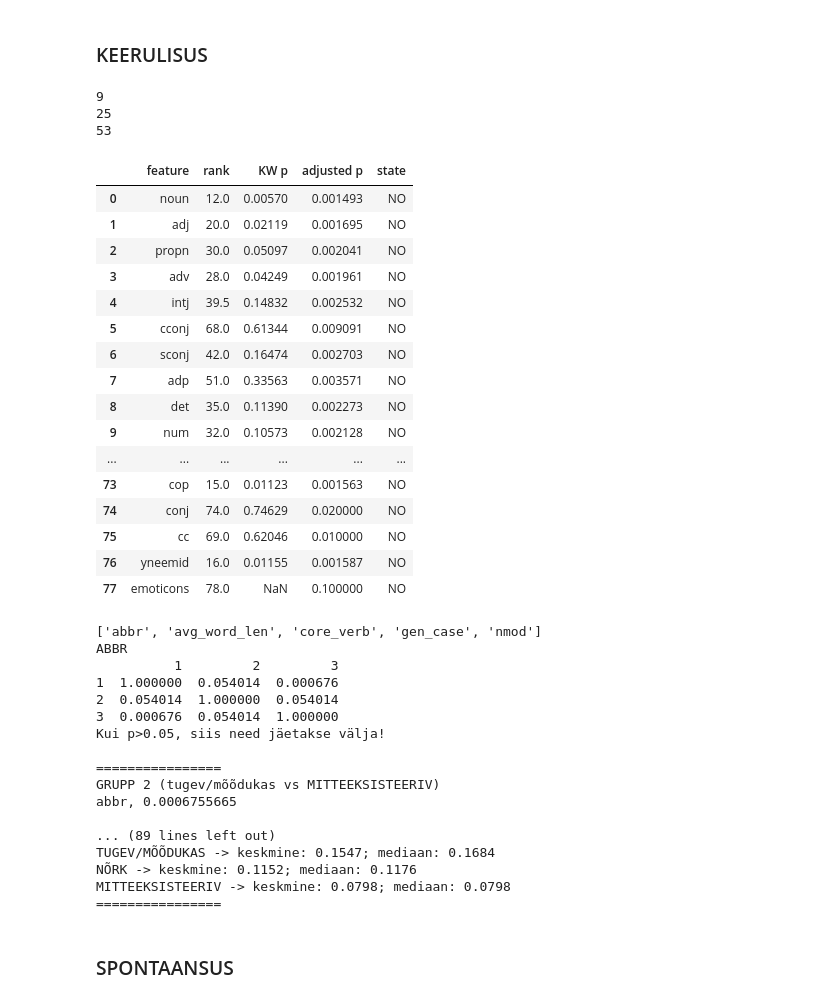
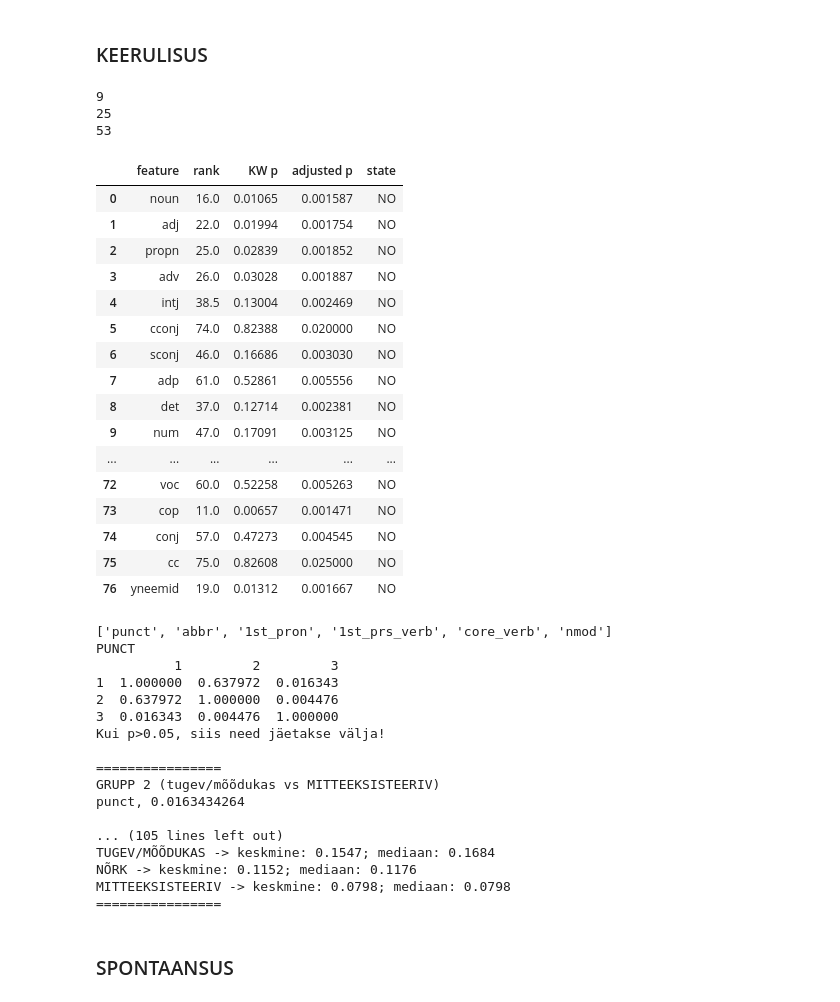
Before and after one commit to kristiinavaik/limesurvey_data, a Jupyter notebook: eesti_analyys/get_statistics.ipynb, the cells around one changed output. Cells and saved outputs as stored; diff of their text form; code cells hidden in the pictures.

```diff
--- a/eesti_analyys/get_statistics.ipynb
+++ b/eesti_analyys/get_statistics.ipynb
@@ -78,7 +78,7 @@ def calculate_dunn_test2(feature, strong_pd, weak_pd, not_pres_pd):
 # %%
 def generate_df(strong_array, weak_array, notpres_array):
     # Kruskal Wallise väljund
-    f_statistic, p_value = stats.f_oneway(strong_array, weak_array, notpres_array)
+    f_statistic, p_value = stats.kruskal(strong_array, weak_array, notpres_array)
 
     feature_data = get_relevant_features(f_statistic, p_value)
 
@@ -735,65 +735,65 @@ MITTEEKSISTEERIV -> keskmine: 0.0; mediaan: 0.0
 # %% [markdown]
 ### KEERULISUS
 # %%
-f1 = 'dimensioonide_grupid/keer/keer_strong.csv'
-f2 = 'dimensioonide_grupid/keer/keer_weak.csv'
-f3 = 'dimensioonide_grupid/keer/keer_not_present.csv'
+f1 = 'dimensioonide_grupid/keer/keer_strong_emoticons.csv'
+f2 = 'dimensioonide_grupid/keer/keer_weak_emoticons.csv'
+f3 = 'dimensioonide_grupid/keer/keer_not_present_emoticons.csv'
 
 # kruskall Wallise sisendid (kolm gruppi)
 strong = get_data(f1)
 weak = get_data(f2)
 notpres = get_data(f3)
 
 print(len(strong))
 print(len(weak))
 print(len(notpres))
 
 feature_data, df = generate_df(create_array(strong), create_array(weak), create_array(notpres))
 with pd.option_context('display.max_rows', None, 'display.max_columns', None):
     display(df)
 
 relevant_feats = [feat[0] for feat in feature_data if feat[4] == 'YES']
 print(relevant_feats)
 
 strong_pd = pd.read_csv(f1, sep=';')
 weak_pd = pd.read_csv(f2, sep=';')
 notpres_pd = pd.read_csv(f3, sep=';')
 
 res1, res2, res3 = display_posthoc_results(relevant_feats, strong_pd, weak_pd, notpres_pd)
 # %% [output]
 9
 25
 53
 |  | feature | rank | KW p | adjusted p | state |
-| 0 | noun | 12.0 | 0.00570 | 0.001493 | NO |
-| 1 | adj | 20.0 | 0.02119 | 0.001695 | NO |
-| 2 | propn | 30.0 | 0.05097 | 0.002041 | NO |
-| 3 | adv | 28.0 | 0.04249 | 0.001961 | NO |
-| 4 | intj | 39.5 | 0.14832 | 0.002532 | NO |
-| 5 | cconj | 68.0 | 0.61344 | 0.009091 | NO |
-| 6 | sconj | 42.0 | 0.16474 | 0.002703 | NO |
-| 7 | adp | 51.0 | 0.33563 | 0.003571 | NO |
-| 8 | det | 35.0 | 0.11390 | 0.002273 | NO |
-| 9 | num | 32.0 | 0.10573 | 0.002128 | NO |
+| 0 | noun | 16.0 | 0.01065 | 0.001587 | NO |
+| 1 | adj | 22.0 | 0.01994 | 0.001754 | NO |
+| 2 | propn | 25.0 | 0.02839 | 0.001852 | NO |
+| 3 | adv | 26.0 | 0.03028 | 0.001887 | NO |
+| 4 | intj | 38.5 | 0.13004 | 0.002469 | NO |
+| 5 | cconj | 74.0 | 0.82388 | 0.020000 | NO |
+| 6 | sconj | 46.0 | 0.16686 | 0.003030 | NO |
+| 7 | adp | 61.0 | 0.52861 | 0.005556 | NO |
+| 8 | det | 37.0 | 0.12714 | 0.002381 | NO |
+| 9 | num | 47.0 | 0.17091 | 0.003125 | NO |
 | ... | ... | ... | ... | ... | ... |
-| 73 | cop | 15.0 | 0.01123 | 0.001563 | NO |
-| 74 | conj | 74.0 | 0.74629 | 0.020000 | NO |
-| 75 | cc | 69.0 | 0.62046 | 0.010000 | NO |
-| 76 | yneemid | 16.0 | 0.01155 | 0.001587 | NO |
-| 77 | emoticons | 78.0 | NaN | 0.100000 | NO |
+| 72 | voc | 60.0 | 0.52258 | 0.005263 | NO |
+| 73 | cop | 11.0 | 0.00657 | 0.001471 | NO |
+| 74 | conj | 57.0 | 0.47273 | 0.004545 | NO |
+| 75 | cc | 75.0 | 0.82608 | 0.025000 | NO |
+| 76 | yneemid | 19.0 | 0.01312 | 0.001667 | NO |
-['abbr', 'avg_word_len', 'core_verb', 'gen_case', 'nmod']
-ABBR
+['punct', 'abbr', '1st_pron', '1st_prs_verb', 'core_verb', 'nmod']
+PUNCT
           1         2         3
-1  1.000000  0.054014  0.000676
-2  0.054014  1.000000  0.054014
-3  0.000676  0.054014  1.000000
+1  1.000000  0.637972  0.016343
+2  0.637972  1.000000  0.004476
+3  0.016343  0.004476  1.000000
 Kui p>0.05, siis need jäetakse välja!
 
 ================
 GRUPP 2 (tugev/mõõdukas vs MITTEEKSISTEERIV)
-abbr, 0.0006755665
+punct, 0.0163434264
 
-... (89 lines left out)
+... (105 lines left out)
 TUGEV/MÕÕDUKAS -> keskmine: 0.1547; mediaan: 0.1684
 NÕRK -> keskmine: 0.1152; mediaan: 0.1176
 MITTEEKSISTEERIV -> keskmine: 0.0798; mediaan: 0.0798
```
Also changed, not shown: parts of 21 cells of this notebook.
